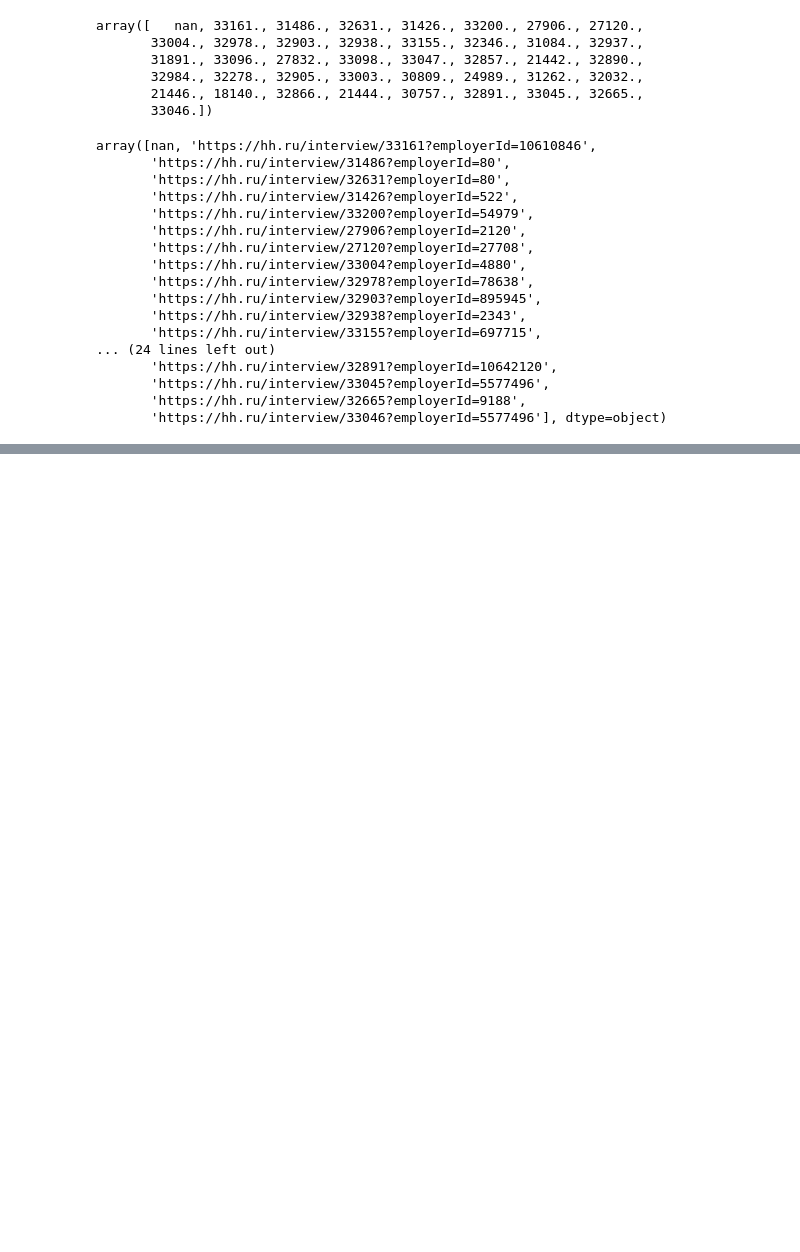
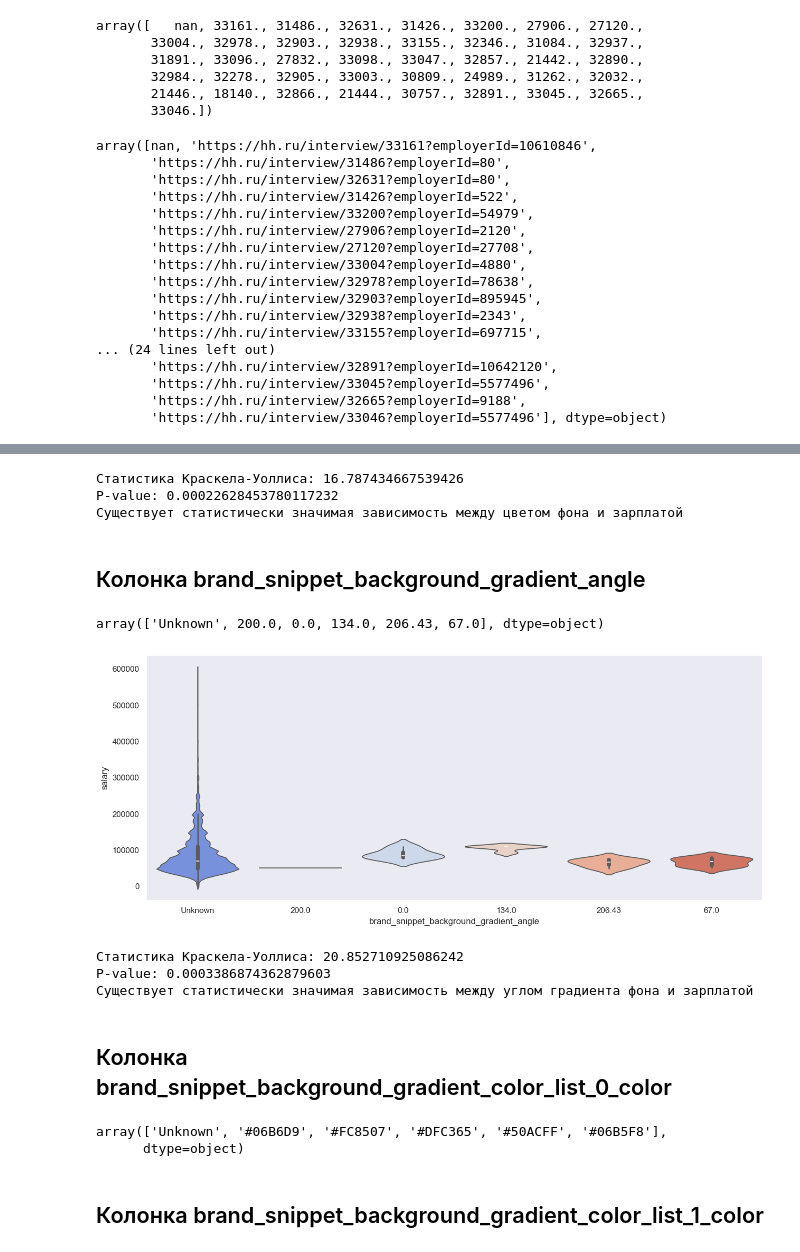
Before and after one commit to HeadHunter-Team-AI-24-3/hh_regression, a Jupyter notebook: src/hh_regression.ipynb, the cells around one changed output, grey strips where cells are left out. Saved outputs shown, nothing was run; the diff lists cells and outputs as text; code cells hidden in the pictures; blank space fills up the shorter version.

```diff
--- a/src/hh_regression.ipynb
+++ b/src/hh_regression.ipynb
@@ -1509,0 +1774,54 @@ del df['insider_interview_url']
+# %%
+salary_groups = [group['salary'].values for _, group in filtered_df.groupby('brand_snippet_background_color')]
+statistic, p_value = kruskal(*salary_groups)
+
+print(f'Статистика Краскела-Уоллиса: {statistic}')
+print(f'P-value: {p_value}')
+
+if p_value < 0.05:
+    print('Существует статистически значимая зависимость между цветом фона и зарплатой')
+else:
+    print('Нет статистически значимой зависимости между цветом фона и зарплатой')
+# %% [output]
+Статистика Краскела-Уоллиса: 16.787434667539426
+P-value: 0.00022628453780117232
+Существует статистически значимая зависимость между цветом фона и зарплатой
+# %% [markdown]
+## Колонка brand_snippet_background_gradient_angle
+# %%
+df['brand_snippet_background_gradient_angle'].unique()
+# %% [output]
+array(['Unknown', 200.0, 0.0, 134.0, 206.43, 67.0], dtype=object)
+# %%
+plt.figure(figsize = (15, 6))
+sns.violinplot(
+    x = df[df['salary'] < percentile_99]['brand_snippet_background_gradient_angle'],
+    y = df[df['salary'] < percentile_99]['salary'],
+    split = False,
+    palette = "coolwarm"
+)
+plt.show()
+# %% [output]
+[figure, added]
+# %%
+salary_groups = [group['salary'].values for _, group in filtered_df.groupby('brand_snippet_background_gradient_angle')]
+statistic, p_value = kruskal(*salary_groups)
+
+print(f'Статистика Краскела-Уоллиса: {statistic}')
+print(f'P-value: {p_value}')
+
+if p_value < 0.05:
+    print('Существует статистически значимая зависимость между углом градиента фона и зарплатой')
+else:
+    print('Нет статистически значимой зависимости между углом градиента фона и зарплатой')
+# %% [output]
+Статистика Краскела-Уоллиса: 20.852710925086242
+P-value: 0.0003386874362879603
+Существует статистически значимая зависимость между углом градиента фона и зарплатой
+# %% [markdown]
+## Колонка brand_snippet_background_gradient_color_list_0_color
+# %%
+df['brand_snippet_background_gradient_color_list_0_color'].unique()
+# %% [output]
+array(['Unknown', '#06B6D9', '#FC8507', '#DFC365', '#50ACFF', '#06B5F8'],
+      dtype=object)
@@ -1509,0 +1830,2 @@ del df['insider_interview_url']
+# %% [markdown]
+## Колонка brand_snippet_background_gradient_color_list_1_color
```
Also changed, not shown: parts of 55 cells of this notebook.
